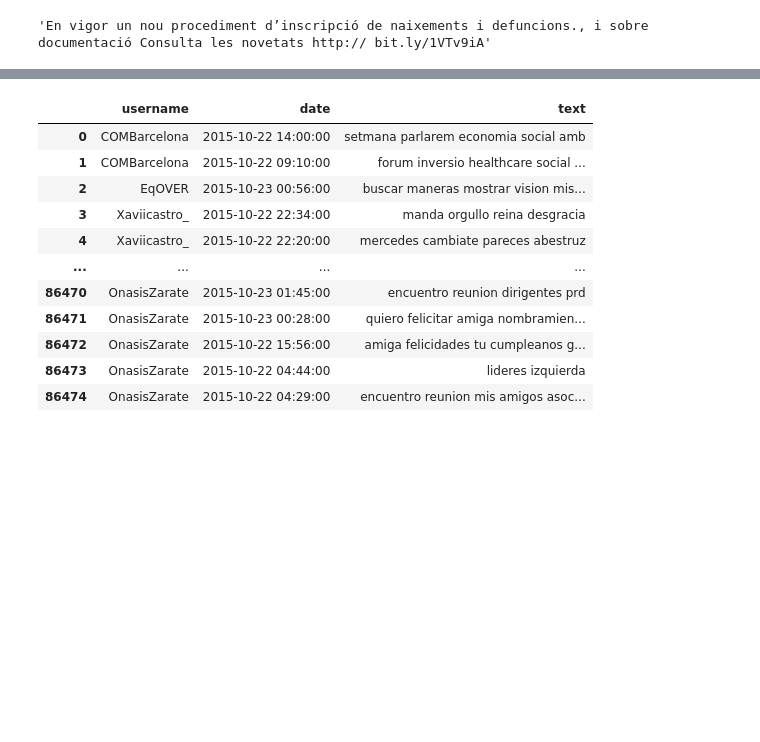
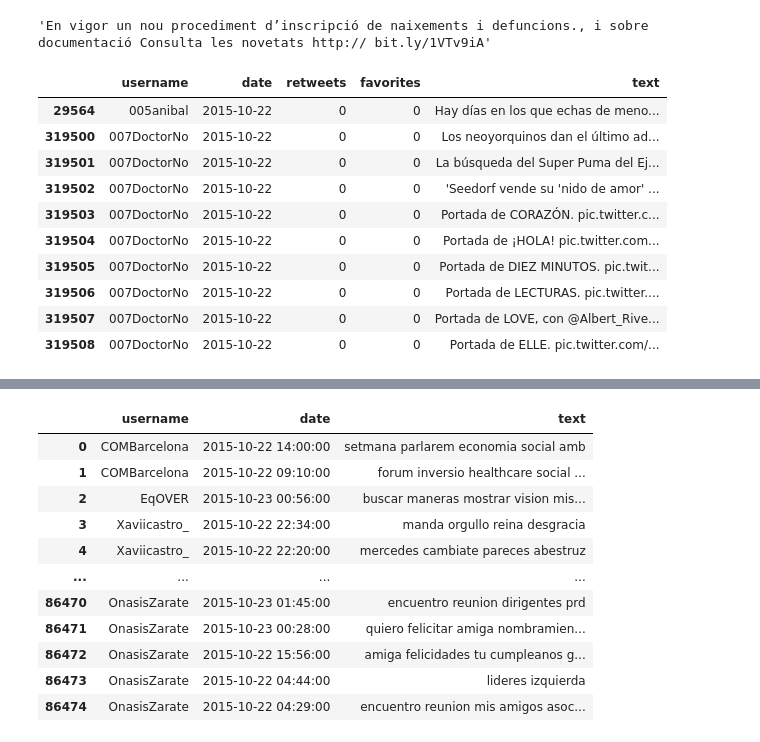
Before and after one commit to manugaco/cons_app, a Jupyter notebook: SMI_2_tweets/dev/get_tweets.ipynb, the cells around one changed output, grey strips where cells are left out. Cells and saved outputs as stored; diff of their text form; code cells hidden in the pictures; blank space fills up the shorter version.

```diff
--- a/SMI_2_tweets/dev/get_tweets.ipynb
+++ b/SMI_2_tweets/dev/get_tweets.ipynb
@@ -347,3 +347,20 @@ path = '../../../../context/SMI/data/get_tweets/2015/DF_2015_10_22.json'
 with open(path) as f:
     data = json.load(f)
 df_prueba = pd.DataFrame(data)
+
+df_prueba['date'] = df_prueba['date'].apply(lambda r: r.split()[0])
+df_prueba.sort_values(['username', 'date'], ascending=[True, True], inplace=True)
+# %%
+df_prueba.head(10)
+# %% [output]
+|  | username | date | retweets | favorites | text |
+| 29564 | 005anibal | 2015-10-22 | 0 | 0 | Hay días en los que echas de meno... |
+| 319500 | 007DoctorNo | 2015-10-22 | 0 | 0 | Los neoyorquinos dan el último ad... |
+| 319501 | 007DoctorNo | 2015-10-22 | 0 | 0 | La búsqueda del Super Puma del Ej... |
+| 319502 | 007DoctorNo | 2015-10-22 | 0 | 0 | 'Seedorf vende su 'nido de amor' ... |
+| 319503 | 007DoctorNo | 2015-10-22 | 0 | 0 | Portada de CORAZÓN. pic.twitter.c... |
+| 319504 | 007DoctorNo | 2015-10-22 | 0 | 0 | Portada de ¡HOLA! pic.twitter.com... |
+| 319505 | 007DoctorNo | 2015-10-22 | 0 | 0 | Portada de DIEZ MINUTOS. pic.twit... |
+| 319506 | 007DoctorNo | 2015-10-22 | 0 | 0 | Portada de LECTURAS. pic.twitter.... |
+| 319507 | 007DoctorNo | 2015-10-22 | 0 | 0 | Portada de LOVE, con @Albert_Rive... |
+| 319508 | 007DoctorNo | 2015-10-22 | 0 | 0 | Portada de ELLE. pic.twitter.com/... |
```
Also changed, not shown: parts of 11 cells of this notebook, 26 other files.
